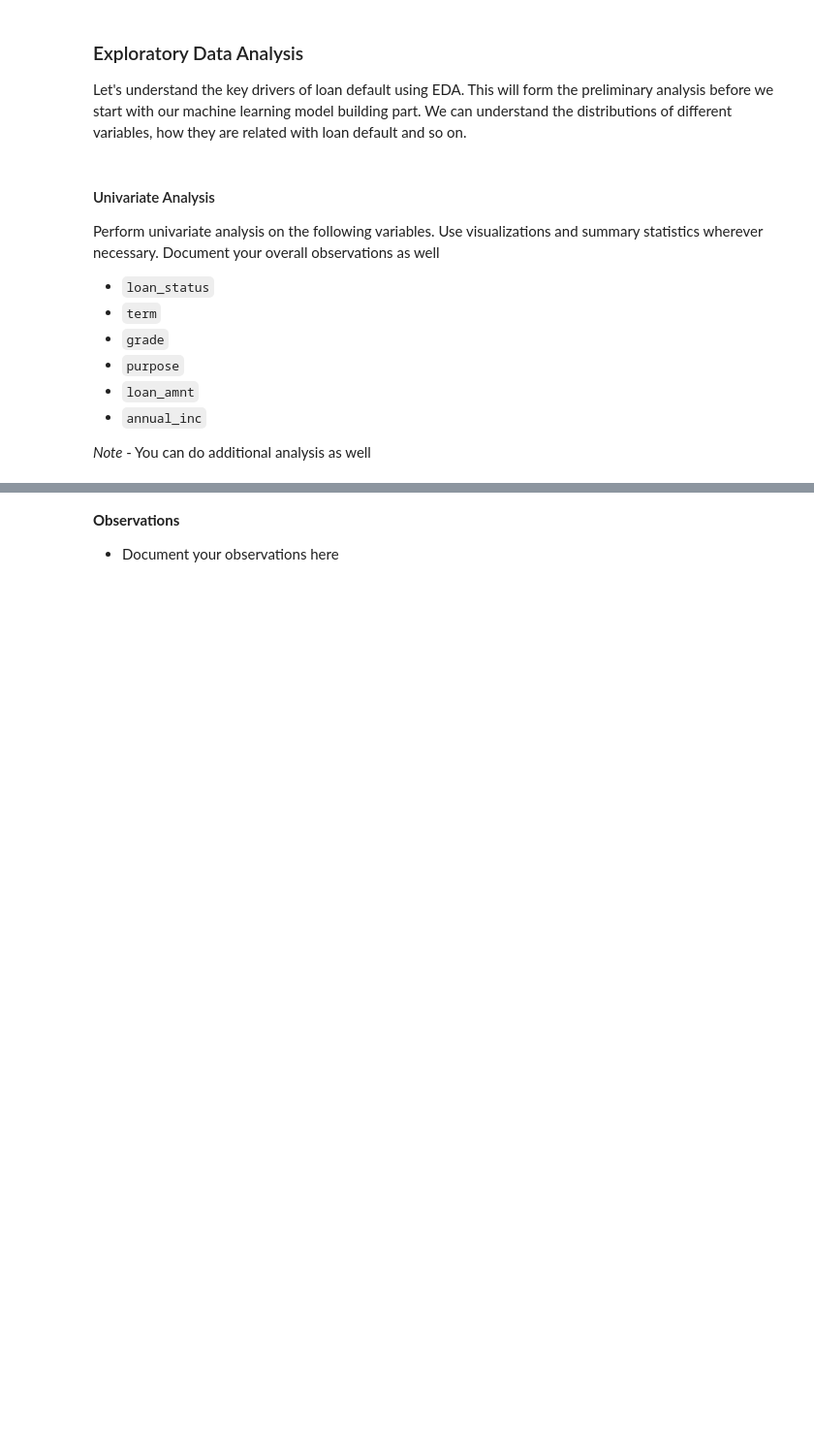
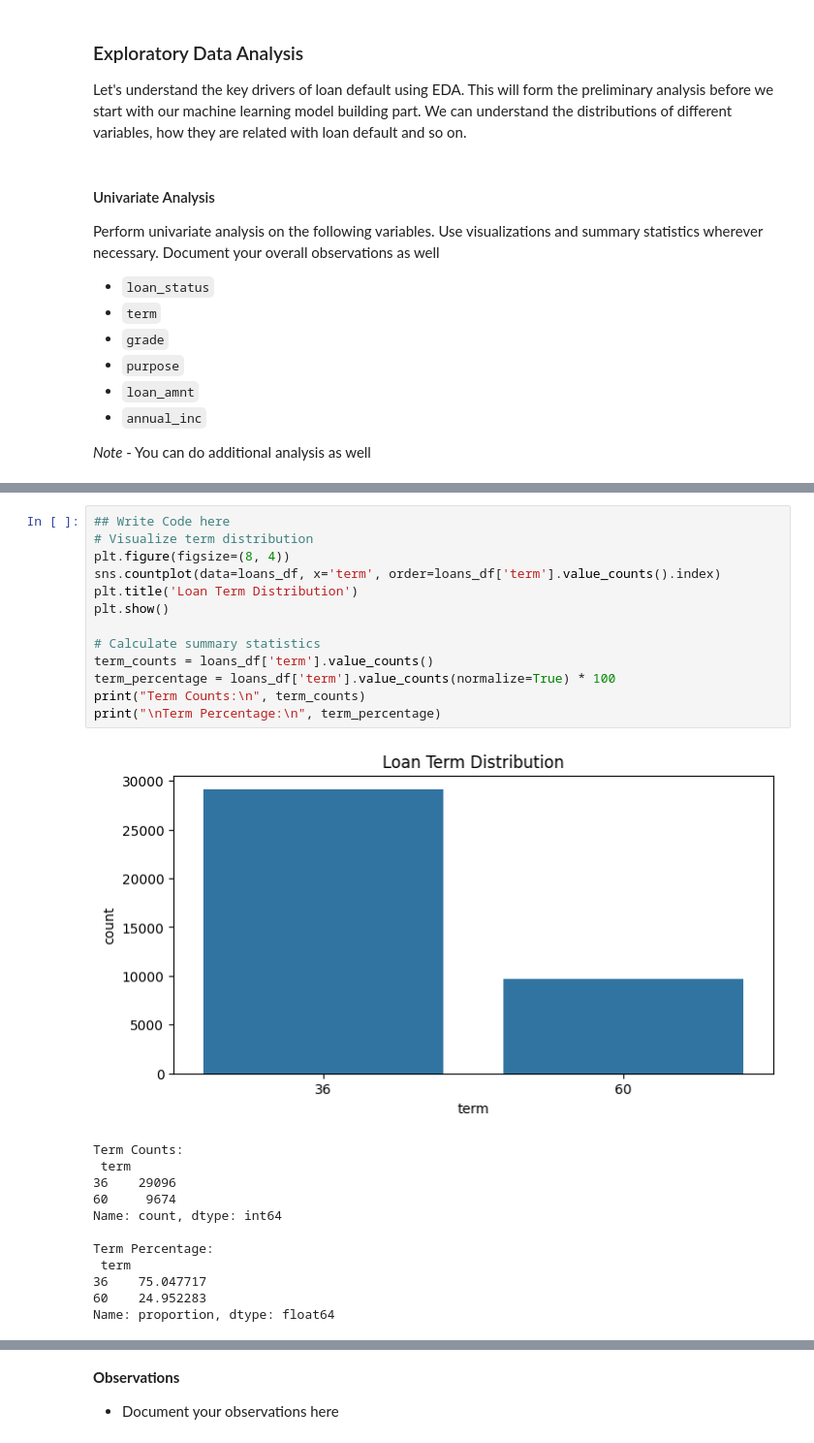
Before and after one commit to rajesh991986/Ik, a Jupyter notebook: Starter_Code_Loan_Approval_Lending_Club.ipynb, the cells around one changed output, grey strips where cells are left out. Shown at 97% size. Cells and saved outputs as stored; diff of their text form; blank space fills up the shorter version.

```diff
--- a/Starter_Code_Loan_Approval_Lending_Club.ipynb
+++ b/Starter_Code_Loan_Approval_Lending_Club.ipynb
@@ -378,0 +395,26 @@ Perform univariate analysis on the following variables. Use visualizations and s
+# %%
+## Write Code here
+# Visualize term distribution
+plt.figure(figsize=(8, 4))
+sns.countplot(data=loans_df, x='term', order=loans_df['term'].value_counts().index)
+plt.title('Loan Term Distribution')
+plt.show()
+
+# Calculate summary statistics
+term_counts = loans_df['term'].value_counts()
+term_percentage = loans_df['term'].value_counts(normalize=True) * 100
+print("Term Counts:\n", term_counts)
+print("\nTerm Percentage:\n", term_percentage)
+# %% [output]
+[figure, added]
+Term Counts:
+ term
+36    29096
+60     9674
+Name: count, dtype: int64
+
+Term Percentage:
+ term
+36    75.047717
+60    24.952283
+Name: proportion, dtype: float64
```
Also changed, not shown: parts of 13 cells of this notebook.
